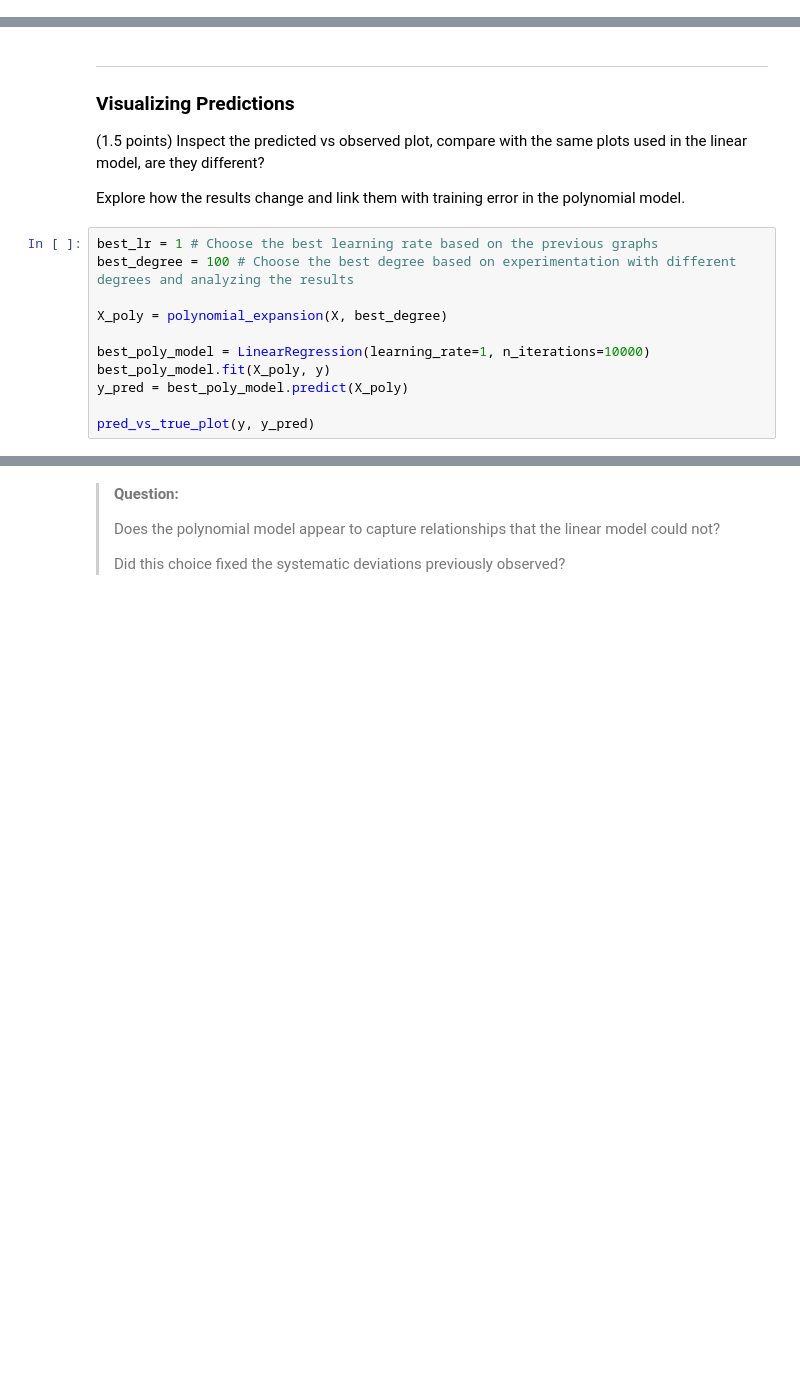
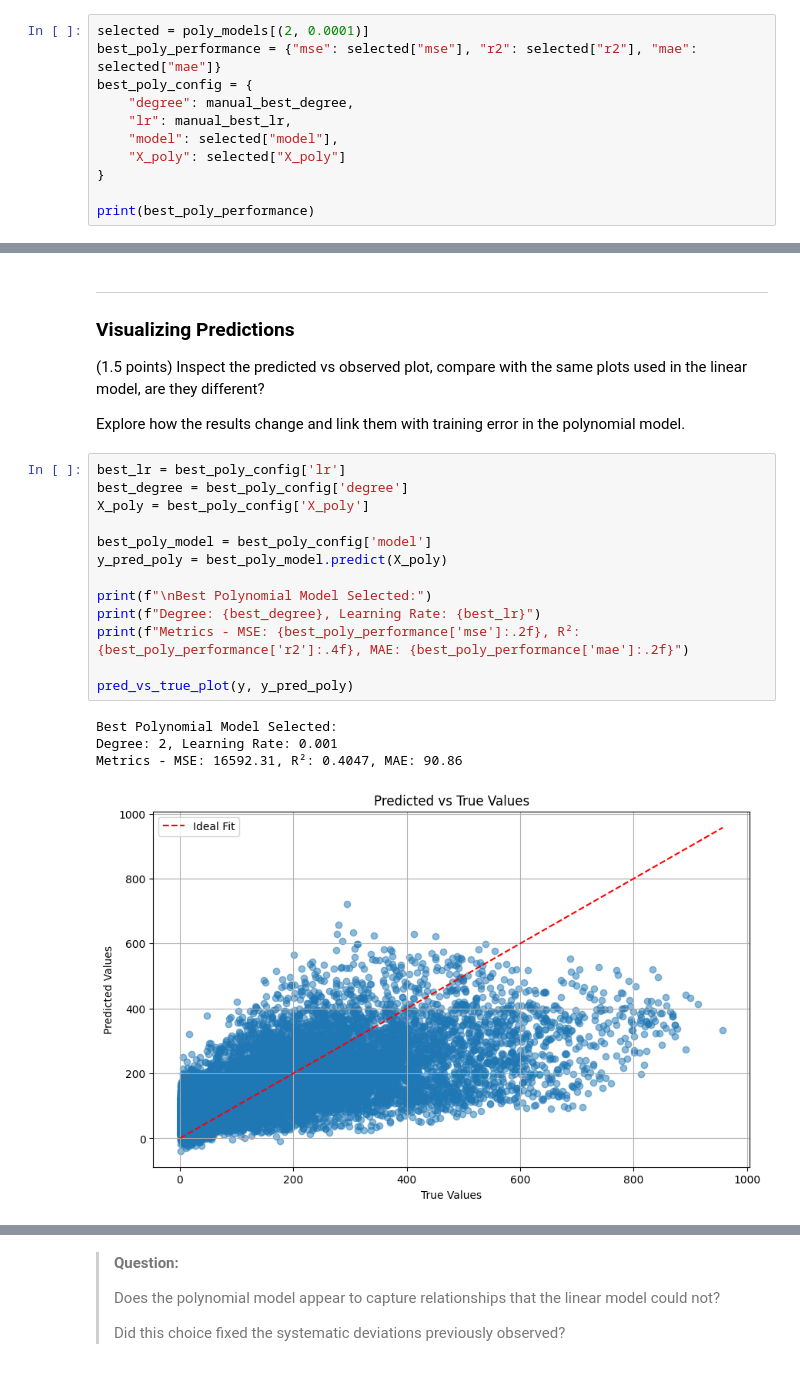
Before and after one commit to thidorta/mc886_bike-share, a Jupyter notebook: mc886_1s2026-assignment_1.ipynb, the cells around one changed output, grey strips where cells are left out. Cells and saved outputs as stored; diff of their text form; blank space fills up the shorter version.

```diff
--- a/mc886_1s2026-assignment_1.ipynb
+++ b/mc886_1s2026-assignment_1.ipynb
@@ -853,0 +1057,11 @@ model for this problem?
+# %%
+selected = poly_models[(2, 0.0001)]
+best_poly_performance = {"mse": selected["mse"], "r2": selected["r2"], "mae": selected["mae"]}
+best_poly_config = {
+    "degree": manual_best_degree,
+    "lr": manual_best_lr,
+    "model": selected["model"],
+    "X_poly": selected["X_poly"]
+}
+
+print(best_poly_performance)
@@ -861,14 +1077,21 @@ linear model, are they different?
 Explore how the results change and link them with training error in the polynomial
 model.
 # %%
-best_lr = 1 # Choose the best learning rate based on the previous graphs
-best_degree = 100 # Choose the best degree based on experimentation with different degrees and analyzing the results
+best_lr = best_poly_config['lr']
+best_degree = best_poly_config['degree']
+X_poly = best_poly_config['X_poly']
 
-X_poly = polynomial_expansion(X, best_degree)
+best_poly_model = best_poly_config['model']
+y_pred_poly = best_poly_model.predict(X_poly)
 
-best_poly_model = LinearRegression(learning_rate=1, n_iterations=10000)
-best_poly_model.fit(X_poly, y)
-y_pred = best_poly_model.predict(X_poly)
+print(f"\nBest Polynomial Model Selected:")
+print(f"Degree: {best_degree}, Learning Rate: {best_lr}")
+print(f"Metrics - MSE: {best_poly_performance['mse']:.2f}, R²: {best_poly_performance['r2']:.4f}, MAE: {best_poly_performance['mae']:.2f}")
 
-pred_vs_true_plot(y, y_pred)
+pred_vs_true_plot(y, y_pred_poly)
+# %% [output]
+Best Polynomial Model Selected:
+Degree: 2, Learning Rate: 0.001
+Metrics - MSE: 16592.31, R²: 0.4047, MAE: 90.86
+[figure, added]
 # %%
```
Also changed, not shown: parts of 20 cells of this notebook.
